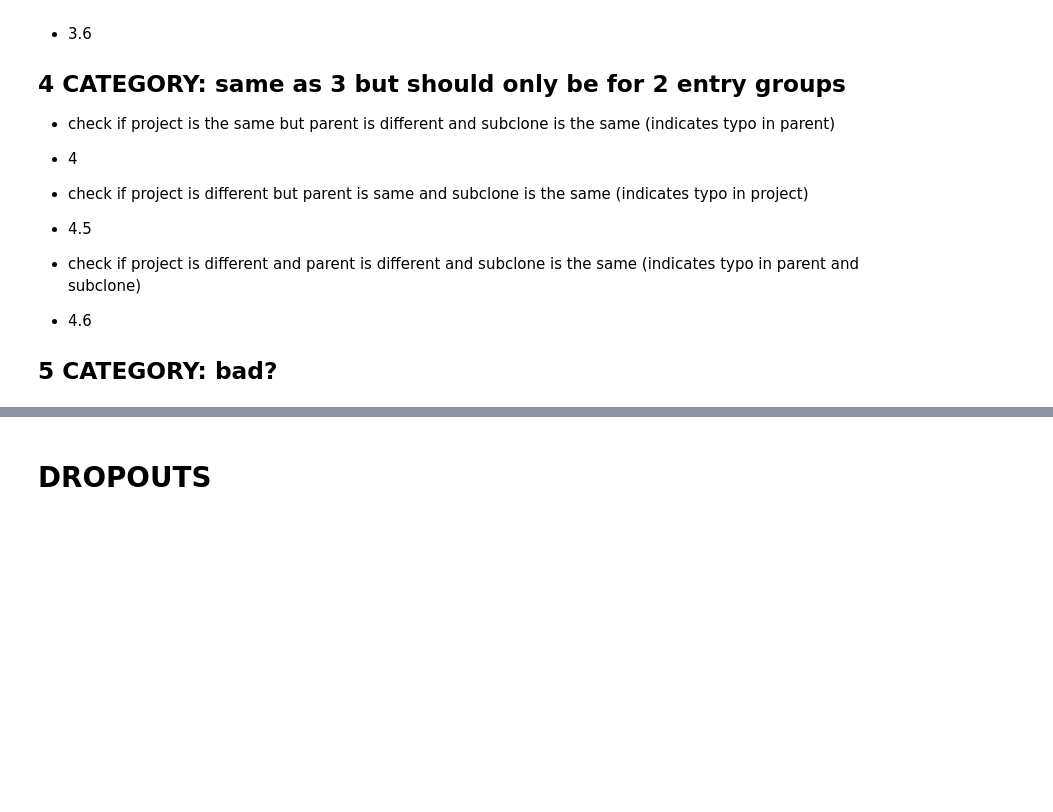
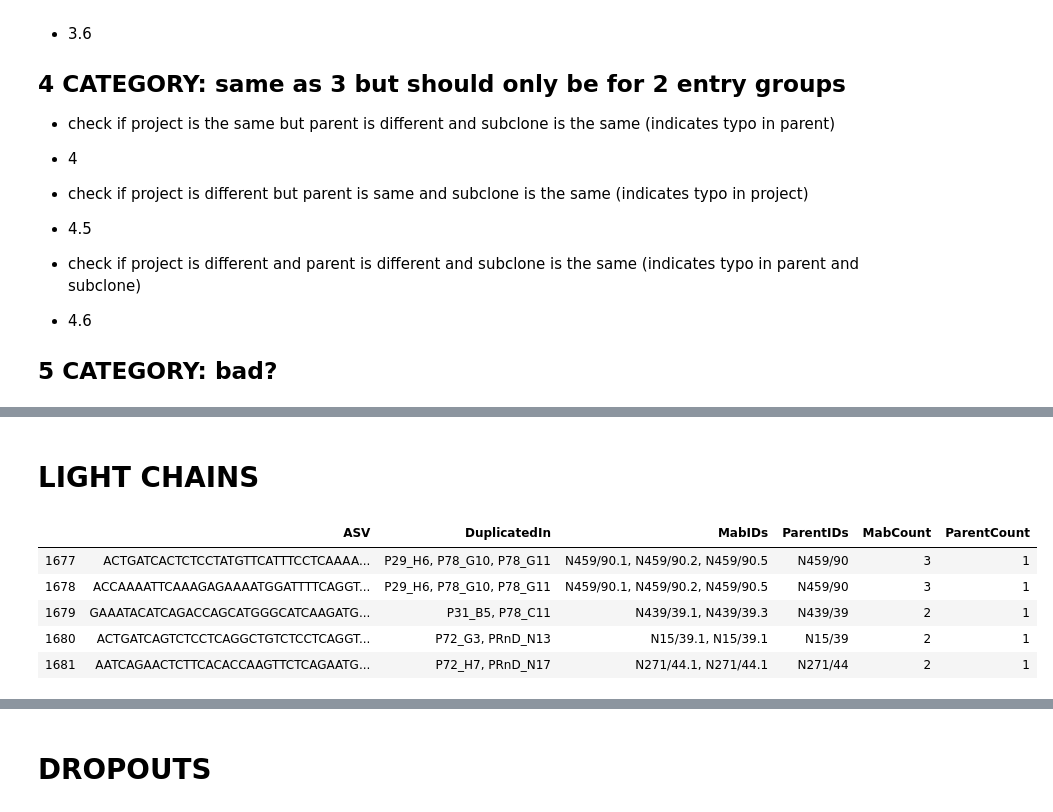
Before and after one commit to ucdavis-bioinformatics/NeuroMabSeq, a Jupyter notebook: trimmer/DropoutandDups.ipynb, the cells around one changed output, grey strips where cells are left out. Cells and saved outputs as stored; diff of their text form; code cells hidden in the pictures; blank space fills up the shorter version.

```diff
--- a/trimmer/DropoutandDups.ipynb
+++ b/trimmer/DropoutandDups.ipynb
@@ -212,0 +341,14 @@ data['mycat'] = mycatlist
+# %% [markdown]
+# LIGHT CHAINS
+# %%
+import pandas as pd
+# why does the MabID column have different number of values then the duplicated in
+data = pd.read_csv('DuplicatedLC_ASVs.tsv', sep='\t')
+data.tail()
+# %% [output]
+|  | ASV | DuplicatedIn | MabIDs | ParentIDs | MabCount | ParentCount |
+| 1677 | ACTGATCACTCTCCTATGTTCATTTCCTCAAAA... | P29_H6, P78_G10, P78_G11 | N459/90.1, N459/90.2, N459/90.5 | N459/90 | 3 | 1 |
+| 1678 | ACCAAAATTCAAAGAGAAAATGGATTTTCAGGT... | P29_H6, P78_G10, P78_G11 | N459/90.1, N459/90.2, N459/90.5 | N459/90 | 3 | 1 |
+| 1679 | GAAATACATCAGACCAGCATGGGCATCAAGATG... | P31_B5, P78_C11 | N439/39.1, N439/39.3 | N439/39 | 2 | 1 |
+| 1680 | ACTGATCAGTCTCCTCAGGCTGTCTCCTCAGGT... | P72_G3, PRnD_N13 | N15/39.1, N15/39.1 | N15/39 | 2 | 1 |
+| 1681 | AATCAGAACTCTTCACACCAAGTTCTCAGAATG... | P72_H7, PRnD_N17 | N271/44.1, N271/44.1 | N271/44 | 2 | 1 |
```
Also changed, not shown: parts of 38 cells of this notebook, 36 other files.
